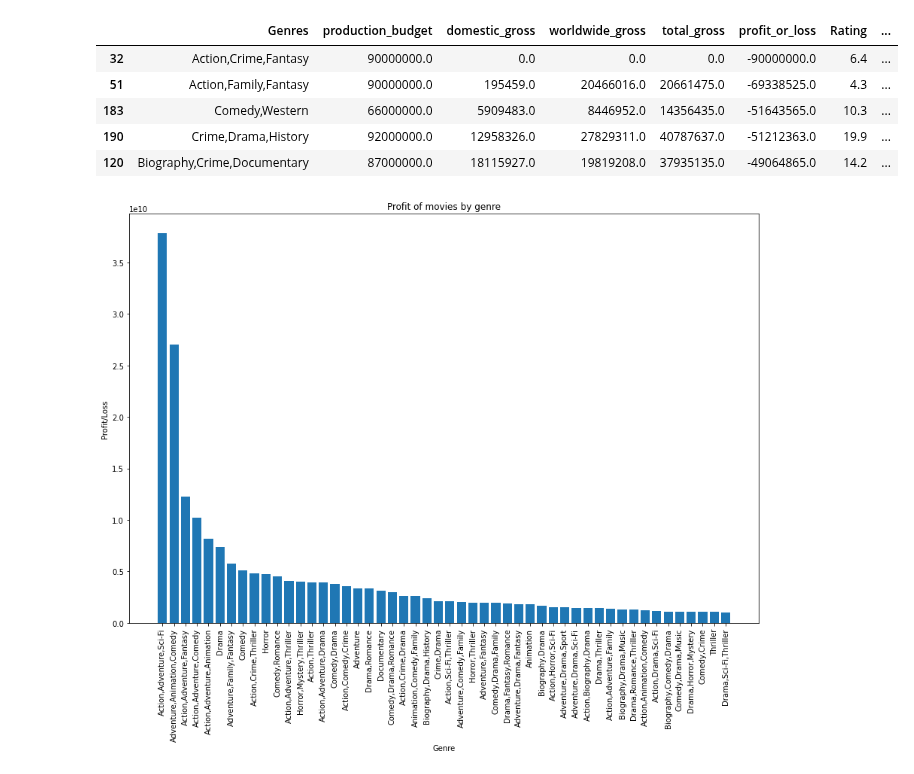
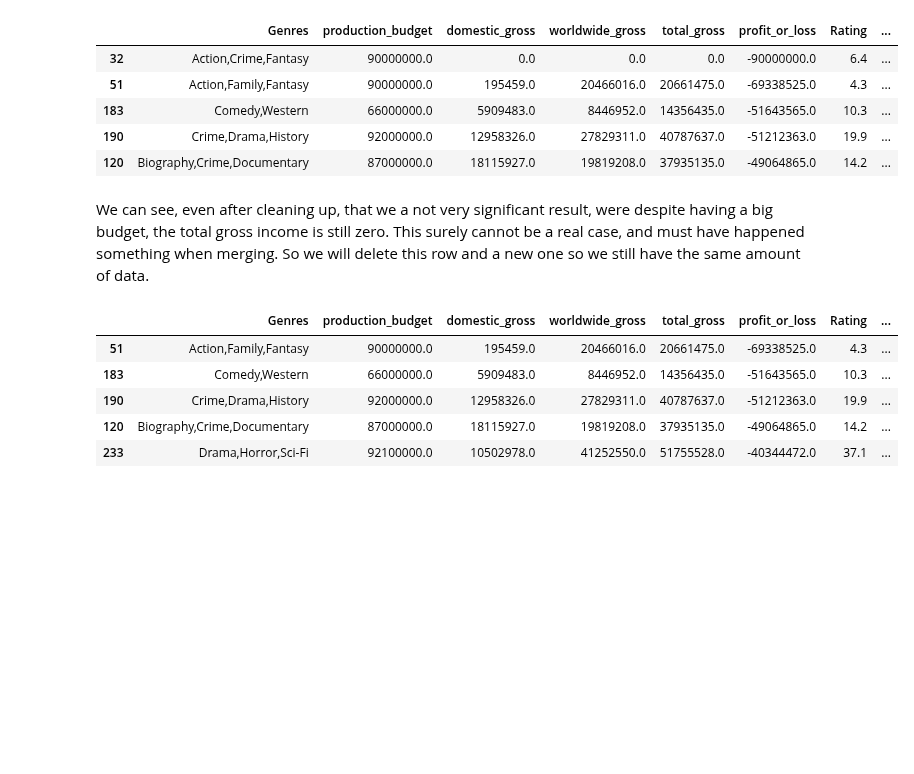
Before and after one commit to QuinnGrigsby/Capstone_Git-ing_it_done_MovieInformation, a Jupyter notebook: Data Understanding.ipynb, the cells around one changed output. Cells and saved outputs as stored; diff of their text form; code cells hidden in the pictures; blank space fills up the shorter version.

```diff
--- a/Data Understanding.ipynb
+++ b/Data Understanding.ipynb
@@ -449,14 +449,16 @@ genre_gross_bottom.head()
 | 183 | Comedy,Western | 66000000.0 | 5909483.0 | 8446952.0 | 14356435.0 | -51643565.0 | 10.3 | ... |
 | 190 | Crime,Drama,History | 92000000.0 | 12958326.0 | 27829311.0 | 40787637.0 | -51212363.0 | 19.9 | ... |
 | 120 | Biography,Crime,Documentary | 87000000.0 | 18115927.0 | 19819208.0 | 37935135.0 | -49064865.0 | 14.2 | ... |
-# %%
-fig, ax= plt.subplots(figsize=(15,10))
-plt.xticks(rotation=90)
-
-plt.bar(genre_gross_top.Genres,genre_gross_top.profit_or_loss)
-plt.title("Profit of movies by genre")
-plt.xlabel("Genre")
-plt.ylabel("Profit/Loss")
-plt.show()
-# %% [output]
-[figure, removed]
+# %% [markdown]
+We can see, even after cleaning up, that we a not very significant result, were despite having a big budget, the total gross income is still zero. This surely cannot be a real case, and must have happened something when merging. So we will delete this row and a new one so we still have the same amount of data.
+# %%
+genre_gross_bottom = genre_gross.sort_values(by="profit_or_loss").head(51)
+genre_gross_bottom.drop(index=32, inplace=True)
+genre_gross_bottom.head()
+# %% [output]
+|  | Genres | production_budget | domestic_gross | worldwide_gross | total_gross | profit_or_loss | Rating | ... |
+| 51 | Action,Family,Fantasy | 90000000.0 | 195459.0 | 20466016.0 | 20661475.0 | -69338525.0 | 4.3 | ... |
+| 183 | Comedy,Western | 66000000.0 | 5909483.0 | 8446952.0 | 14356435.0 | -51643565.0 | 10.3 | ... |
+| 190 | Crime,Drama,History | 92000000.0 | 12958326.0 | 27829311.0 | 40787637.0 | -51212363.0 | 19.9 | ... |
+| 120 | Biography,Crime,Documentary | 87000000.0 | 18115927.0 | 19819208.0 | 37935135.0 | -49064865.0 | 14.2 | ... |
+| 233 | Drama,Horror,Sci-Fi | 92100000.0 | 10502978.0 | 41252550.0 | 51755528.0 | -40344472.0 | 37.1 | ... |
```
Also changed, not shown: parts of 7 cells of this notebook.
